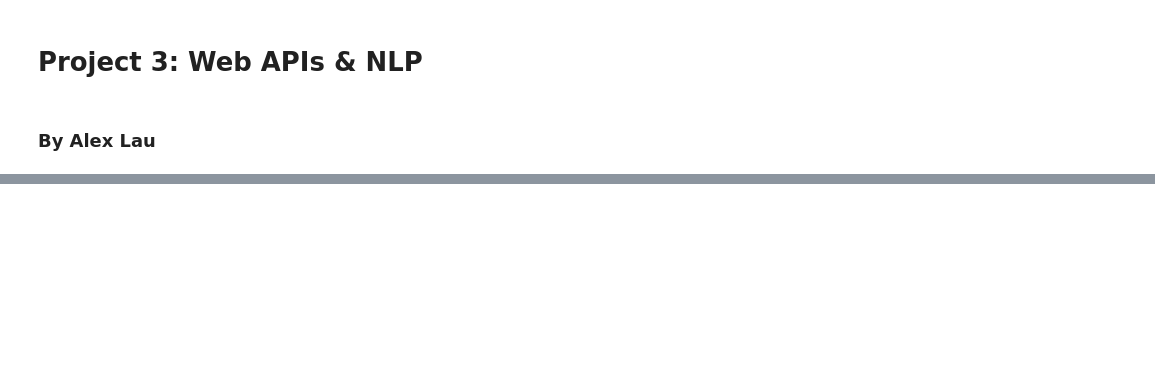
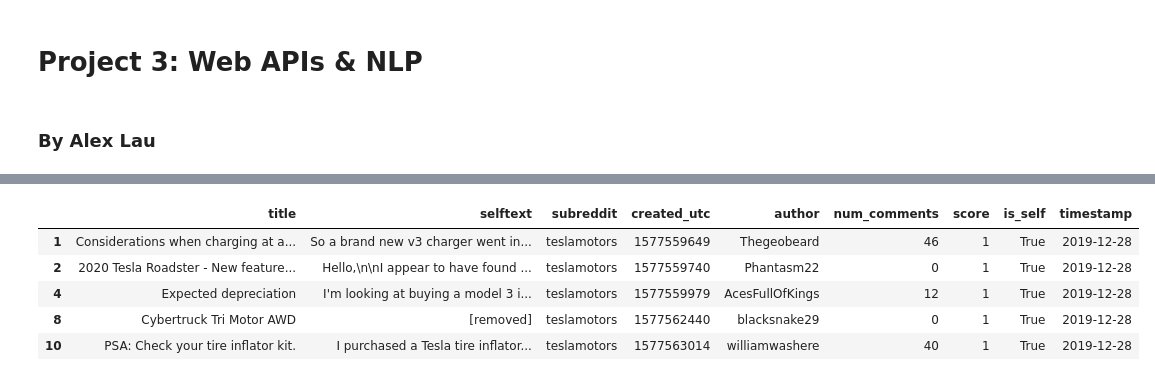
Before and after one commit to LexLau/Classifying-subreddit-cars-vs-teslamotors-with-NLP, a Jupyter notebook: Project_3_Web_APIs_&_NLP.ipynb, the cells around one changed output, grey strips where cells are left out. Cells and saved outputs as stored; diff of their text form; code cells hidden in the pictures; blank space fills up the shorter version.

```diff
--- a/Project_3_Web_APIs_&_NLP.ipynb
+++ b/Project_3_Web_APIs_&_NLP.ipynb
@@ -57,0 +193,40 @@ url = BASE_URL + com_board_1
+# %%
+# we're asking pushshift to engage with redit website
+def query_pushshift(subreddit, kind='submission', skip=30, times=5,
+                    subfield = ['title', 'selftext', 'subreddit', 'created_utc', 'author', 'num_comments',
+                                'score', 'is_self'],
+                    comfields = ['body', 'score', 'created_utc']):
+    stem = "https://api.pushshift.io/reddit/search/{}/?subreddit={}&size=500".format(kind, subreddit)
+
+    mylist = []
+
+    for x in range(1, times + 1):
+
+        URL = "{}&after={}d".format(stem, skip * x)
+        print(URL)
+        response = requests.get(URL)
+        assert response.status_code == 200
+        mine = response.json()['data']
+        df = pd.DataFrame.from_dict(mine)
+        mylist.append(df)
+        time.sleep(2)
+
+    full = pd.concat(mylist, sort=False)
+
+    if kind == "submission":
+
+        full = full[subfield]
+
+        full = full.drop_duplicates()
+
+        full = full.loc[full['is_self'] == True]
+
+    def get_date(created):
+        return dt.date.fromtimestamp(created)
+
+    _timestamp = full["created_utc"].apply(get_date)
+
+    full['timestamp'] = _timestamp
+    print(full.shape)
+
+    return full
@@ -57,0 +246,9 @@ url = BASE_URL + com_board_1
+# %%
+sub_1_query.head()
+# %% [output]
+|  | title | selftext | subreddit | created_utc | author | num_comments | score | is_self | timestamp |
+| 1 | Considerations when charging at a... | So a brand new v3 charger went in... | teslamotors | 1577559649 | Thegeobeard | 46 | 1 | True | 2019-12-28 |
+| 2 | 2020 Tesla Roadster - New feature... | Hello,\n\nI appear to have found ... | teslamotors | 1577559740 | Phantasm22 | 0 | 1 | True | 2019-12-28 |
+| 4 | Expected depreciation | I'm looking at buying a model 3 i... | teslamotors | 1577559979 | AcesFullOfKings | 12 | 1 | True | 2019-12-28 |
+| 8 | Cybertruck Tri Motor AWD | [removed] | teslamotors | 1577562440 | blacksnake29 | 0 | 1 | True | 2019-12-28 |
+| 10 | PSA: Check your tire inflator kit. | I purchased a Tesla tire inflator... | teslamotors | 1577563014 | williamwashere | 40 | 1 | True | 2019-12-28 |
```
Also changed, not shown: parts of 44 cells of this notebook, 1 other file.
